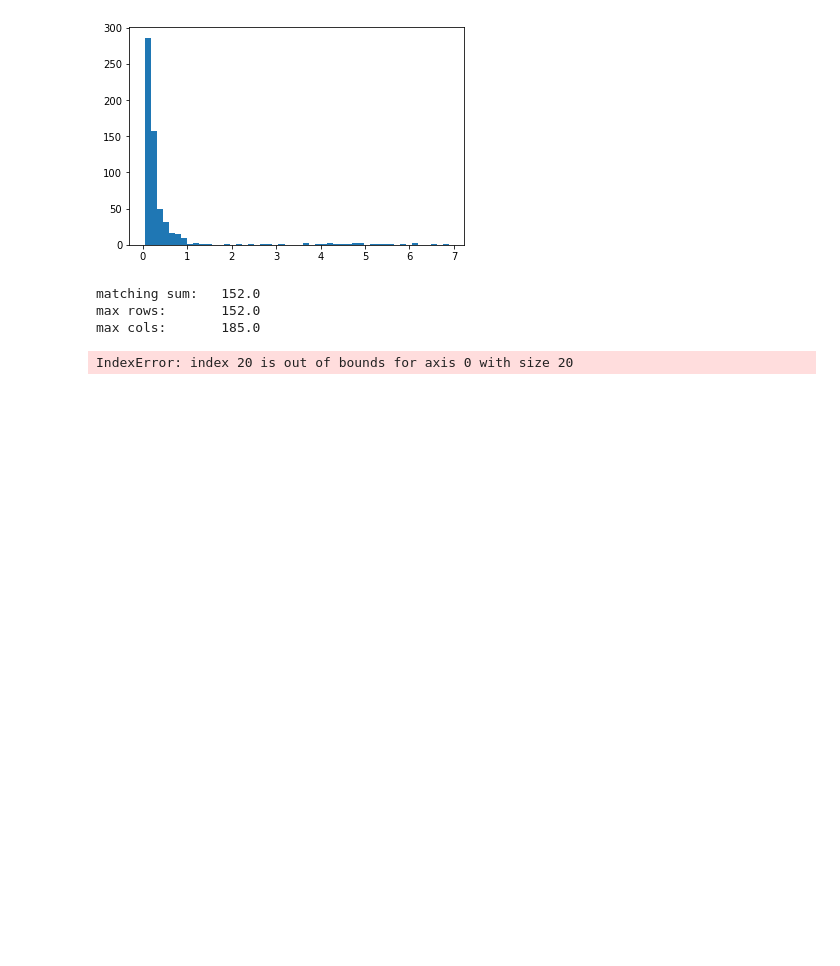
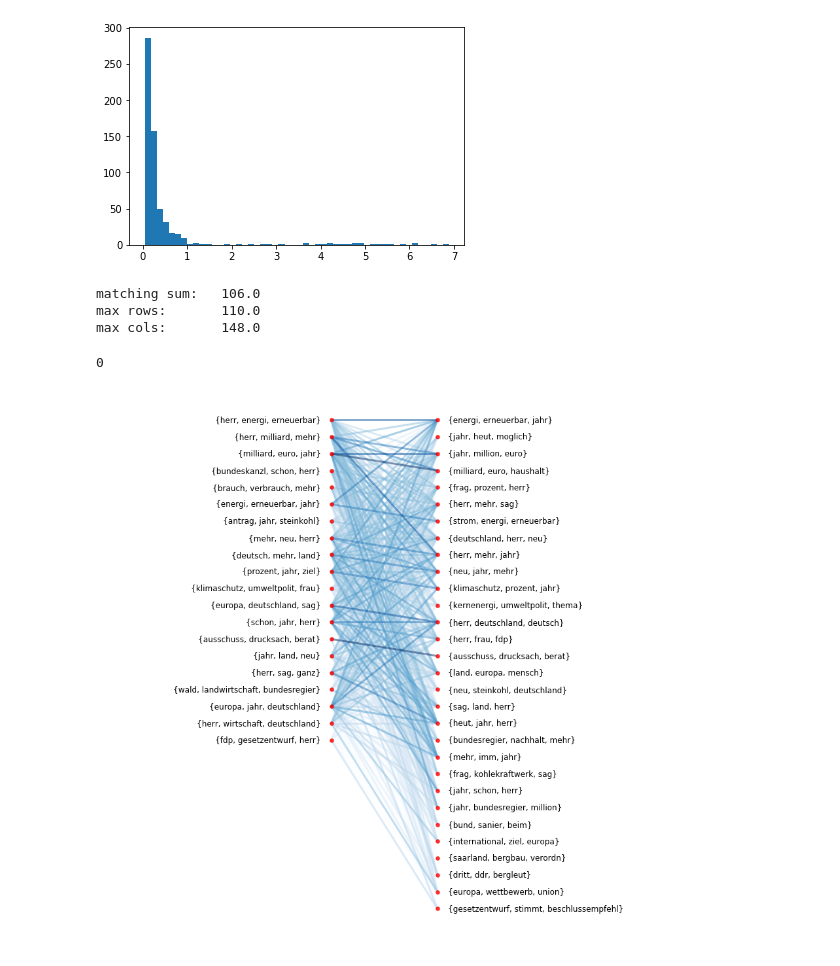
Before and after one commit to mcc-apsis/coal-discourse, a Jupyter notebook: topic_comparison_new_with_bipartite_graph.ipynb, the cells around one changed output. Drawn from its saved outputs; the diff is of its cells as text; code cells hidden in the pictures; blank space fills up the shorter version.

```diff
--- a/topic_comparison_new_with_bipartite_graph.ipynb
+++ b/topic_comparison_new_with_bipartite_graph.ipynb
@@ -194,14 +194,15 @@ fig = plt.hist(score_prod_matrix.flatten(), bins=50)
 # %%
 matrix2, permutation2 = sort_matrix(score_matrix)
 #print(permutation)
 g = bipartite_graph_from_matrix(matrix2, threshold=1)
-perm_topic_list = [topics1[int(permutation2[i])].title for i in range(K)]
-draw_bipartite_topic_graph(g, perm_topic_list, topics2, filename='bipartite_topic_graph_{}_{}_K{}_topword_score'.format(search_word, method, K))
+perm_topic_list = [topics1[int(permutation2[i])].title for i in range(K1)]
+draw_bipartite_topic_graph(g, perm_topic_list, topics2, filename='bipartite_topic_graph_{}_{}_K{}_topword_score'.format(search_word, method, K1))
 # %% [output]
-matching sum:   152.0
-max rows:       152.0
-max cols:       185.0
+matching sum:   106.0
+max rows:       110.0
+max cols:       148.0
-IndexError: index 20 is out of bounds for axis 0 with size 20
+0
+[figure, added]
 # %%
 matrix1, permutation1 = sort_matrix(score_prod_matrix)
 #print(permutation)
```
Also changed, not shown: parts of 4 cells of this notebook, 27 other files.
